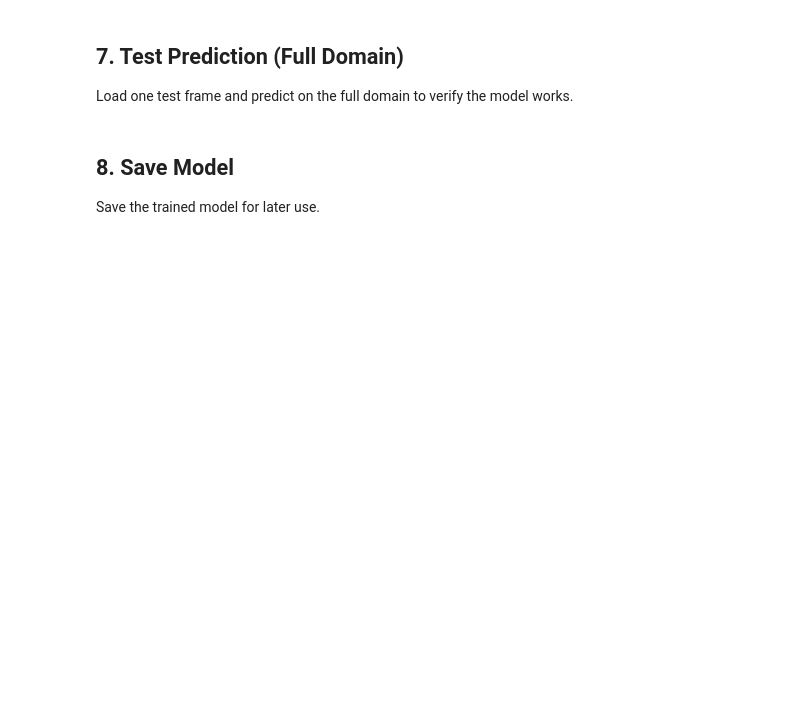
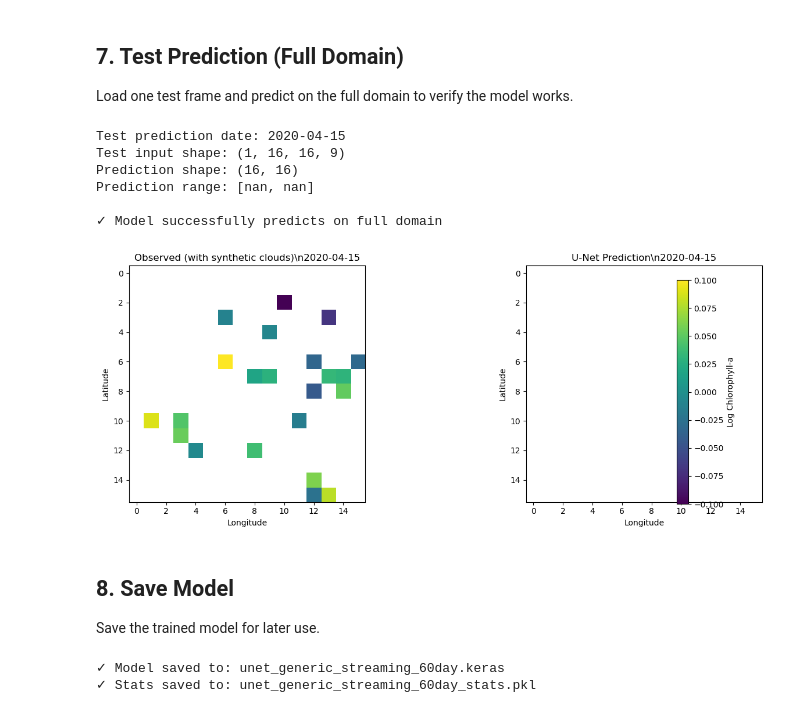
Before and after one commit to SAFS-Varanasi-Internship/mindthegap, a Jupyter notebook: book/2-U-Net_Fit_Generic.ipynb, the cells around one changed output. Drawn from its saved outputs; the diff is of its cells as text; code cells hidden in the pictures; blank space fills up the shorter version.

Commit message:
make sure all data sets run

```diff
--- a/book/2-U-Net_Fit_Generic.ipynb
+++ b/book/2-U-Net_Fit_Generic.ipynb
@@ -48,9 +86,11 @@ import tensorflow as tf
 import matplotlib.pyplot as plt
 import mindthegap as mtg
 
-# Enable GPU memory growth (prevents cuDNN crashes)
-for gpu in tf.config.list_physical_devices('GPU'):
+# TensorFlow automatically uses CPU when no GPU is available.
+gpus = tf.config.list_physical_devices("GPU")
+for gpu in gpus:
     tf.config.experimental.set_memory_growth(gpu, True)
 
 print(f"TensorFlow version: {tf.__version__}")
-print(f"GPUs available: {len(tf.config.list_physical_devices('GPU'))}")
+print(f"Compute device: {'GPU' if gpus else 'CPU'}")
+print(f"GPUs available: {len(gpus)}")
@@ -169,0 +216,26 @@ print(f"Date range: {pd.to_datetime(ds.time.values[0])} to {pd.to_datetime(ds.ti
+# %%
+# Example 4: Demo data
+if dataset == 4:
+    ds = mtg.demo_data(days=120, lat_size=16, lon_size=16, seed=42)
+
+    # Specify your variable names
+    target_var = "chlor_a"  # Variable to gap-fill
+    feature_vars = []  # e.g., ['sst', 'u_wind', 'v_wind', 'air_temp']
+    missing_flag_var = "cloud_flag"  # 1 = missing/cloud, 0 = valid
+    land_flag_var = "land_flag"  # 1 = land, 0 = ocean
+
+
+if SMOKE_TEST and dataset != 4:
+    ds = ds.isel(
+        time=slice(0, min(SMOKE_DAYS, ds.sizes["time"])),
+        lat=slice(0, min(SMOKE_SPATIAL_SIZE, ds.sizes["lat"])),
+        lon=slice(0, min(SMOKE_SPATIAL_SIZE, ds.sizes["lon"])),
+    )
+    print(f"Smoke-test subset: {dict(ds.sizes)}")
+
+if dataset == 3:
+    # IO flag value 2 is static land; compute the 2D mask from one day.
+    land = ds["CHL_cmes-cloud"].isel(time=0) == 2
+    ds["CHL_cmes-land"] = land.astype("int8").broadcast_like(
+        ds["CHL_cmes-level3"]
+    )
@@ -225,7 +318,11 @@ ds_std, stats = mtg.build_standardized_lazy(
     land_flag=land_flag_var,
     features=feature_vars,
     train_dates=slice(train_start, str(train_end_date.date())),
-    std_vars=feature_vars,  # Standardize features (target handled separately)
+    std_vars=feature_vars + [
+        "full_target", "masked_target",
+        *[f"masked_target_m{i}" for i in range(1, n_temporal_lags + 1)],
+        *[f"masked_target_p{i}" for i in range(1, n_temporal_lags + 1)],
+    ],
     log_target=log_transform,
     missing_flag_shift=10,
     n_temporal_lags=n_temporal_lags,
@@ -492,7 +726,7 @@ print(f"Best val_loss: {min(history.history['val_loss']):.6f}")
 Load one test frame and predict on the full domain to verify the model works.
 # %%
 # Load one test day for full-domain prediction
-test_date = str(val_end_date.date() + pd.Timedelta(days=30))  # 30 days after val
+test_date = str(min(val_end_date + pd.Timedelta(days=15), pd.to_datetime(ds.time.values[-1])).date())
 print(f"Test prediction date: {test_date}")
 
 # Select and load test frame
@@ -513,31 +747,40 @@ y_pred_orig = y_pred * y_std + y_mean
 print(f"Prediction shape: {y_pred_orig.shape}")
 print(f"Prediction range: [{np.nanmin(y_pred_orig):.4f}, {np.nanmax(y_pred_orig):.4f}]")
 print("\n✓ Model successfully predicts on full domain")
+# %% [output]
+Test prediction date: 2020-04-15
+Test input shape: (1, 16, 16, 9)
+Prediction shape: (16, 16)
+Prediction range: [nan, nan]
+
+✓ Model successfully predicts on full domain
 # %%
 fig, axes = plt.subplots(1, 2, figsize=(14, 5))
 
 # Observed (with synthetic gaps)
-observed = ds_test['masked_CHL'].values
+observed = ds_test['masked_target'].values
 axes[0].imshow(observed, cmap='viridis', origin='upper')
 axes[0].set_title(f'Observed (with synthetic clouds)\\n{test_date}')
 axes[0].set_xlabel('Longitude')
 axes[0].set_ylabel('Latitude')
 
 # Prediction
 im = axes[1].imshow(y_pred_orig, cmap='viridis', origin='upper')
 axes[1].set_title(f'U-Net Prediction\\n{test_date}')
 axes[1].set_xlabel('Longitude')
 axes[1].set_ylabel('Latitude')
 
 plt.colorbar(im, ax=axes, label='Log Chlorophyll-a', fraction=0.02)
 plt.tight_layout()
 plt.show()
+# %% [output]
+[figure, added]
 # %% [markdown]
 ## 8. Save Model
 
 Save the trained model for later use.
 # %%
-model_path = f'unet_generic_streaming_{train_years}yr.keras'
+model_path = f'unet_generic_streaming_{train_days}day.keras'
 model.save(model_path)
 print(f"✓ Model saved to: {model_path}")
 
@@ -547,3 +790,6 @@ stats_path = model_path.replace('.keras', '_stats.pkl')
 with open(stats_path, 'wb') as f:
     pickle.dump(stats, f)
 print(f"✓ Stats saved to: {stats_path}")
+# %% [output]
+✓ Model saved to: unet_generic_streaming_60day.keras
+✓ Stats saved to: unet_generic_streaming_60day_stats.pkl
```
Also changed, not shown: parts of 29 cells of this notebook, 7 other files.
